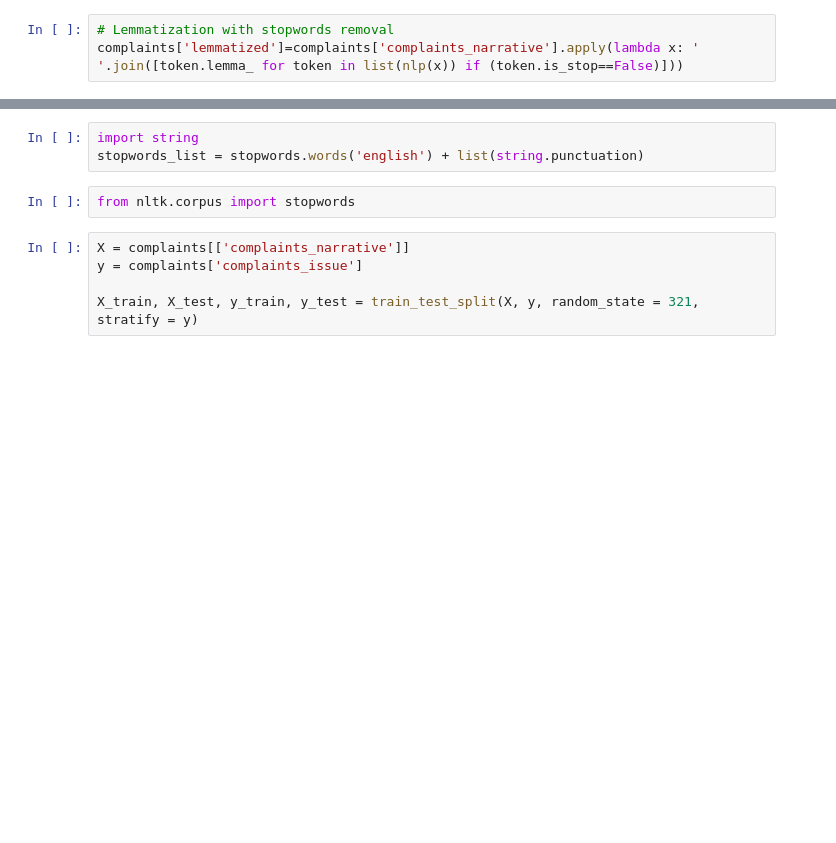
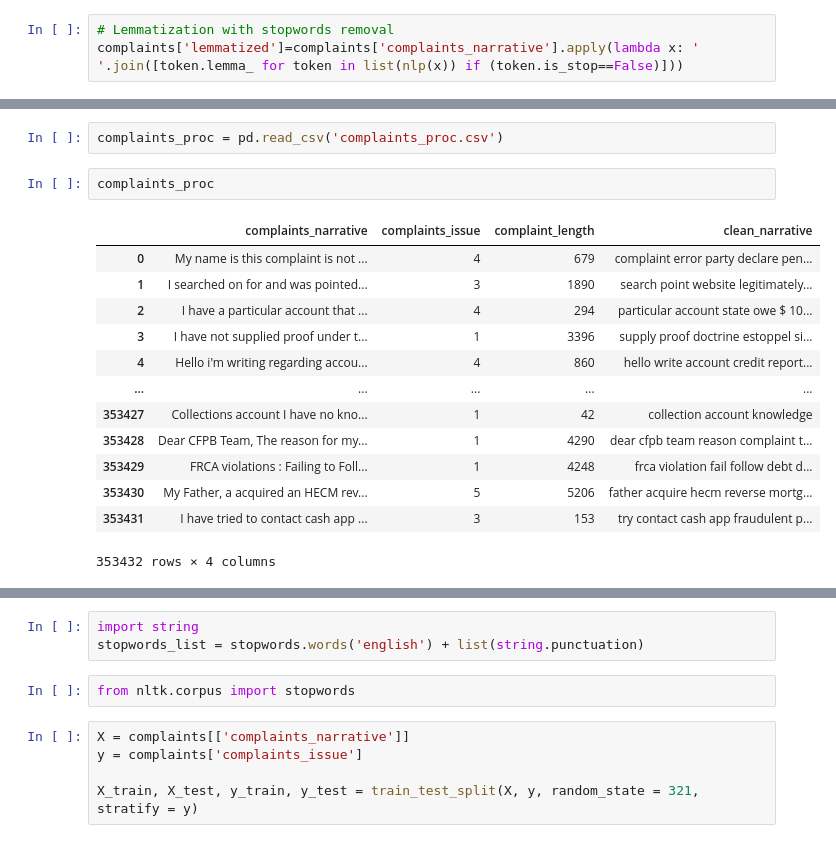
Before and after one commit to nss-data-science-cohort-6/cfpb_text_classification-gambinos, a Jupyter notebook: complaints_classification.ipynb, the cells around one changed output, grey strips where cells are left out. Cells and saved outputs as stored; diff of their text form; blank space fills up the shorter version.

```diff
--- a/complaints_classification.ipynb
+++ b/complaints_classification.ipynb
@@ -77,0 +149,18 @@ complaints['issue'] = complaints['issue'].replace(issue_mapping)
+# %%
+complaints_proc = pd.read_csv('complaints_proc.csv')
+# %%
+complaints_proc
+# %% [output]
+|  | complaints_narrative | complaints_issue | complaint_length | clean_narrative |
+| 0 | My name is this complaint is not ... | 4 | 679 | complaint error party declare pen... |
+| 1 | I searched on for and was pointed... | 3 | 1890 | search point website legitimately... |
+| 2 | I have a particular account that ... | 4 | 294 | particular account state owe $ 10... |
+| 3 | I have not supplied proof under t... | 1 | 3396 | supply proof doctrine estoppel si... |
+| 4 | Hello i'm writing regarding accou... | 4 | 860 | hello write account credit report... |
+| ... | ... | ... | ... | ... |
+| 353427 | Collections account I have no kno... | 1 | 42 | collection account knowledge |
+| 353428 | Dear CFPB Team, The reason for my... | 1 | 4290 | dear cfpb team reason complaint t... |
+| 353429 | FRCA violations : Failing to Foll... | 1 | 4248 | frca violation fail follow debt d... |
+| 353430 | My Father, a acquired an HECM rev... | 5 | 5206 | father acquire hecm reverse mortg... |
+| 353431 | I have tried to contact cash app ... | 3 | 153 | try contact cash app fraudulent p... |
+353432 rows × 4 columns
```
Also changed, not shown: parts of 34 cells of this notebook.
